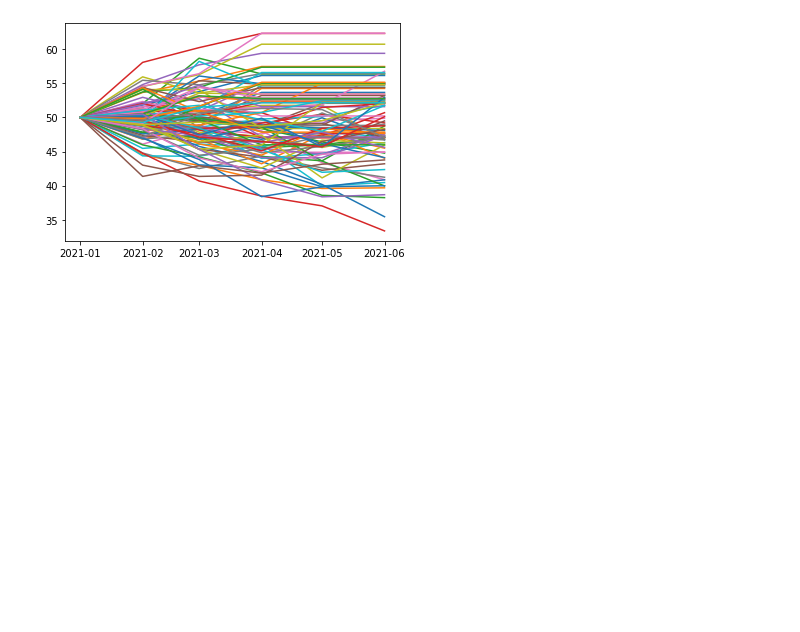
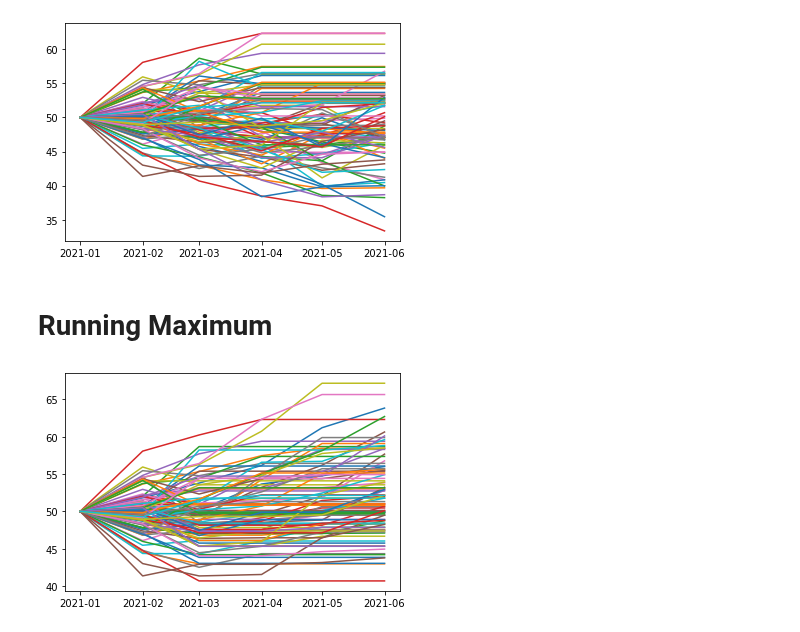
Before and after one commit to luphord/monte-carlo-contracts, a Jupyter notebook: examples/Observables.ipynb, the cells around one changed output. Drawn from its saved outputs; the diff is of its cells as text; code cells hidden in the pictures; blank space fills up the shorter version.

Commit message:
implement a running maximum observable

```diff
--- a/examples/Observables.ipynb
+++ b/examples/Observables.ipynb
@@ -92,3 +93,12 @@ paths = FixedAfter(Stock("ABC") > 52, Stock("ABC")).simulate(
 plt.plot(model.dategrid, paths.T);
 # %% [output]
 [figure]
+# %% [markdown]
+# Running Maximum
+# %%
+paths = RunningMax(Stock("ABC")).simulate(
+    DateIndex(model.eval_date_index.index + 2), model
+)
+plt.plot(model.dategrid, paths.T);
+# %% [output]
+[figure, added]
```
Also changed, not shown: parts of 1 cell of this notebook, 1 other file.
